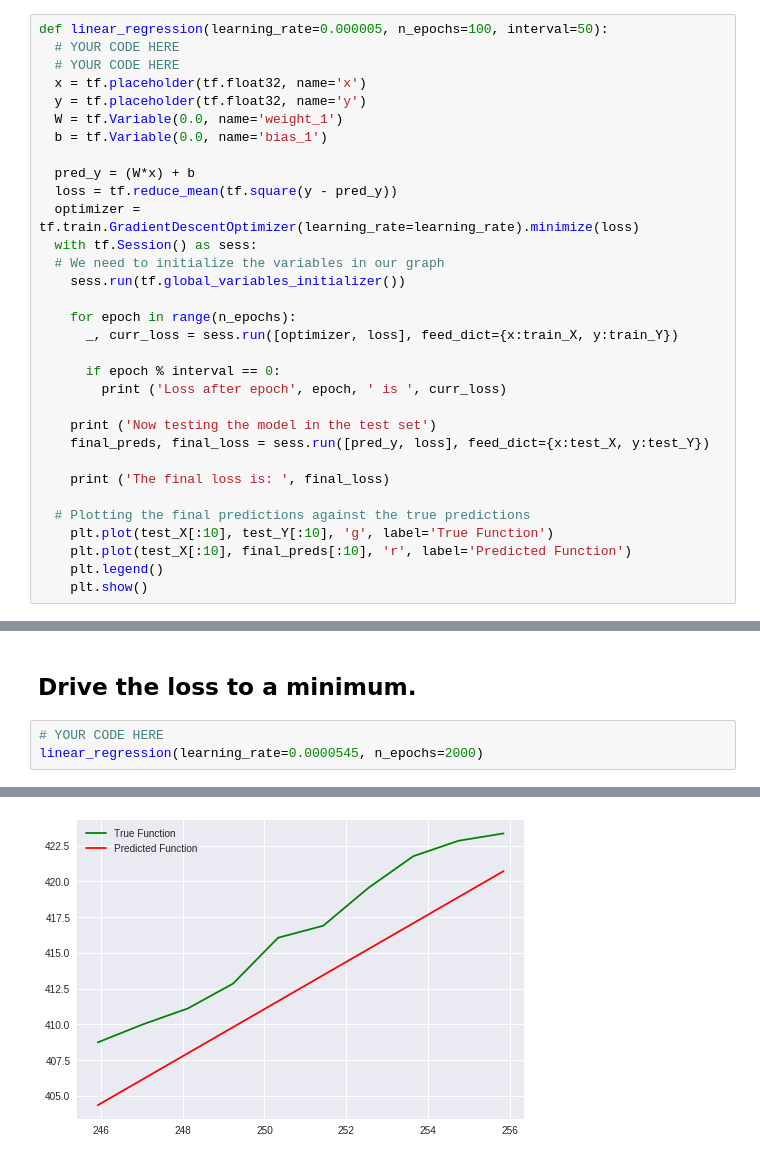
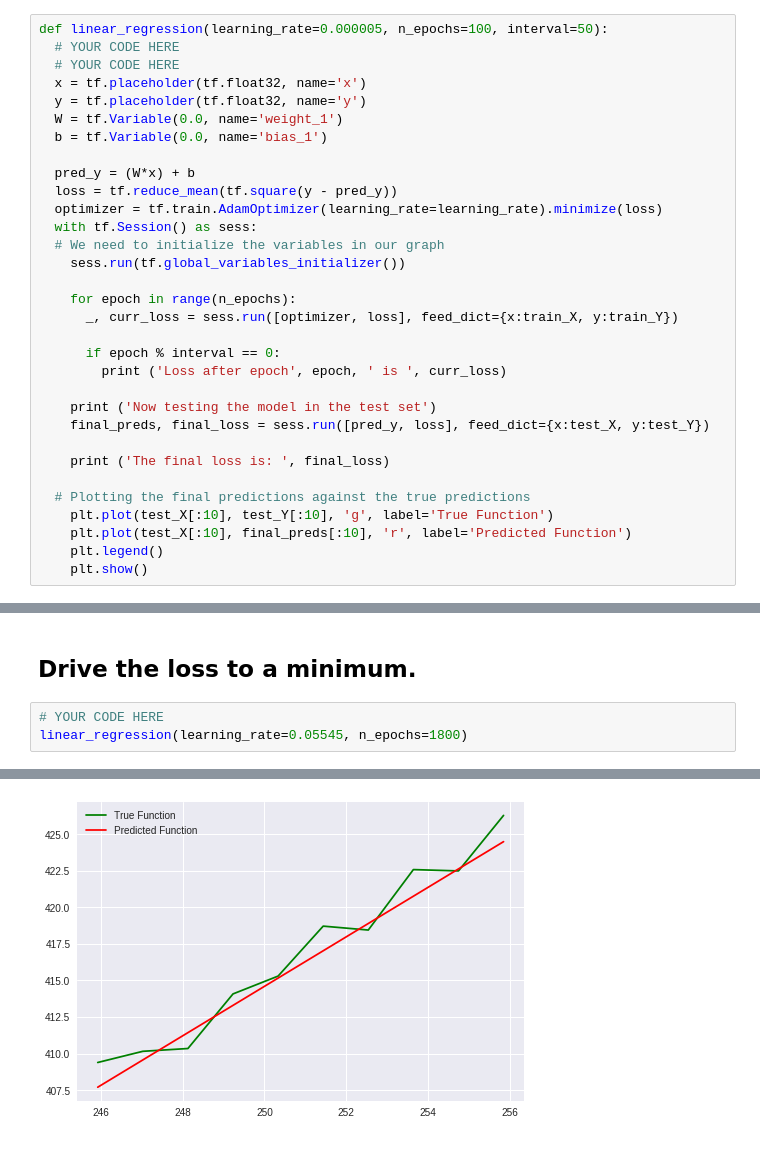
Before and after one commit to MLCCKolkata/Assignment-4, a Jupyter notebook: Samrat230599.ipynb, the cells around one changed output, grey strips where cells are left out. Drawn from its saved outputs; the diff is of its cells as text.

Commit message:
Changed the optimizer to Adam. And the results were just awesome

```diff
--- a/Samrat230599.ipynb
+++ b/Samrat230599.ipynb
@@ -353,7 +353,7 @@ def linear_regression(learning_rate=0.000005, n_epochs=100, interval=50):
 
   pred_y = (W*x) + b
   loss = tf.reduce_mean(tf.square(y - pred_y))
-  optimizer = tf.train.GradientDescentOptimizer(learning_rate=learning_rate).minimize(loss)
+  optimizer = tf.train.AdamOptimizer(learning_rate=learning_rate).minimize(loss)
   with tf.Session() as sess:
   # We need to initialize the variables in our graph
     sess.run(tf.global_variables_initializer())
@@ -416,5 +416,5 @@ The final loss is:  33.337677
 ## Drive the loss to a minimum.
 # %%
 # YOUR CODE HERE
-linear_regression(learning_rate=0.0000545, n_epochs=2000)
+linear_regression(learning_rate=0.05545, n_epochs=1800)
 # %% [output]
@@ -438 +438 @@ The final loss is:  28.444883
-[figure, old version]
+[figure, new version]
```
Also changed, not shown: parts of 5 cells of this notebook.
